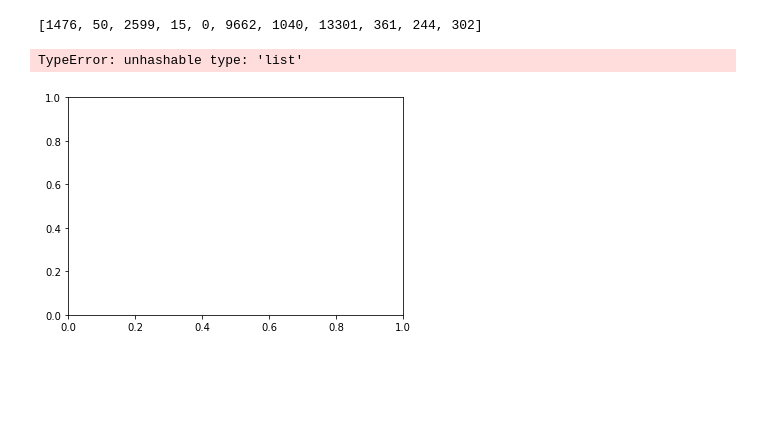
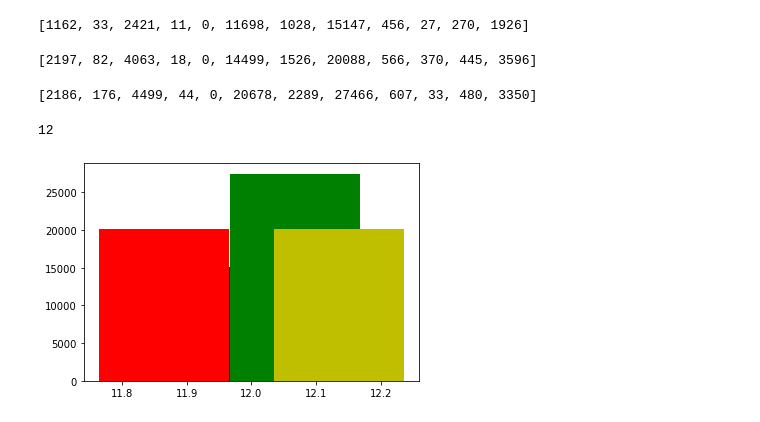
Before and after one commit to Aprieto7/Project-1, a Jupyter notebook: Crime_Data.ipynb, the cells around one changed output. Saved outputs shown, nothing was run; the diff lists cells and outputs as text; code cells hidden in the pictures; blank space fills up the shorter version.

```diff
--- a/Crime_Data.ipynb
+++ b/Crime_Data.ipynb
@@ -180,36 +194,66 @@ count_mc_all=[]
 count_bexar_all=[]
 count_dallas_all=[]
 
-for x in range(11):
+for x in range(12):
     count_brazos_all.append(count_brazos[x]["actual"])
     count_mc_all.append(count_mc[x]["actual"])
-    count_bexar_all.append(count_mc[x]["actual"])
+    count_bexar_all.append(count_bexar[x]["actual"])
     count_dallas_all.append(count_dallas[x]["actual"])
-
-count_mc_all
-# %% [output]
-[1476, 50, 2599, 15, 0, 9662, 1040, 13301, 361, 244, 302]
+# %%
+count_brazos_all
+# %% [output]
+[1162, 33, 2421, 11, 0, 11698, 1028, 15147, 456, 27, 270, 1926]
+# %%
+count_mc_all
+# %% [output]
+[2197, 82, 4063, 18, 0, 14499, 1526, 20088, 566, 370, 445, 3596]
+# %%
+count_bexar_all
+# %% [output]
+[2186, 176, 4499, 44, 0, 20678, 2289, 27466, 607, 33, 480, 3350]
+# %%
+Group_Labels = ["aggravated-assault","arson","burglary","homicide","human-trafficing","larceny","motor-vehicle-theft","property-crime","rape","rape-legacy","robbery","violent-crime"]
+len(Group_Labels)
+# %% [output]
+12
 # %%
-C = 4
-counties = np.arange(C)
-width = 0.27
+
+width = .27
 Groups = ["Bexar", "Brazos", "McLellan", "Dallas"]
 Group_Labels = ["aggravated-assault","arson","burglary","homicide","human-trafficing","larceny","motor-vehicle-theft","property-crime","rape","rape-legacy","robbery","violent-crime"]
 
-fig = plt.figure()
-ax = fig.add_subplot(111)
+#x=Group_Labels
+#y=count_brazos_all
+#k=count_mc_all
+#z=count_bexar_all
 
-Bexar= by_countyoffense_df[[(Groups),(Group_Labels),"actual"]]
-rects1 = ax.bar(ind, Bexar, width, color='r')
+#ax = plt.subplot()
+#ax.bar(21-width/4, y, width=0.2, color='b', align='center')
+#ax.bar(12+width/4, z, width=0.2, color='g', align='center')
+#ax.bar(12-2*width/4, k, width=0.2, color='r', align='center')
+#ax.bar(12+2*width/4, k, width=0.2, color='y', align='center')
 
-Brazos= by_countyoffense_df[[(Groups),(Group_Labels),"actual"]]
-rects2 = ax.bar(ind+width, Brazos, width, color='g')
+#plt.show()
 
-McLellan = by_countyoffense_df[[(Groups),(Group_Labels),"actual"]]
-rects3 = ax.bar(ind+width*2, McLellan, width, color='b')
 
-Dallas = by_countyoffense_df[[(Groups),(Group_Labels),"actual"]]
-rects4 = ax.bar(ind+width*3, Dallas, width, color='o')
+
+
+#yvals=count_brazos_all
+#rects1 = ax.bar(ind, yvals, width, color='r')
+
+#kvals=count_mc_all
+#rects2 = ax.bar(ind+width, kvals, width, color='g')
+
+#zvals=count_bexar_all
+#rects3 = ax.bar(ind+width*2, zvals, width, color='b')
+
+#jvals=count_dallas_all
+#rects4 = ax.bar(ind+width*3, jvals, width, color='y')
+
+#ax.set_ylabel('Scores')
+#ax.set_xticks(ind+width)
+#ax.set_xticklabels( Group_Labels )
+#ax.legend( (rects1[0], rects2[0], rects3[0]), ('y', 'z', 'k') )
+plt.show()
 # %% [output]
-TypeError: unhashable type: 'list'
-[figure, old version]
+[figure, new version]
```
Also changed, not shown: parts of 11 cells of this notebook.
